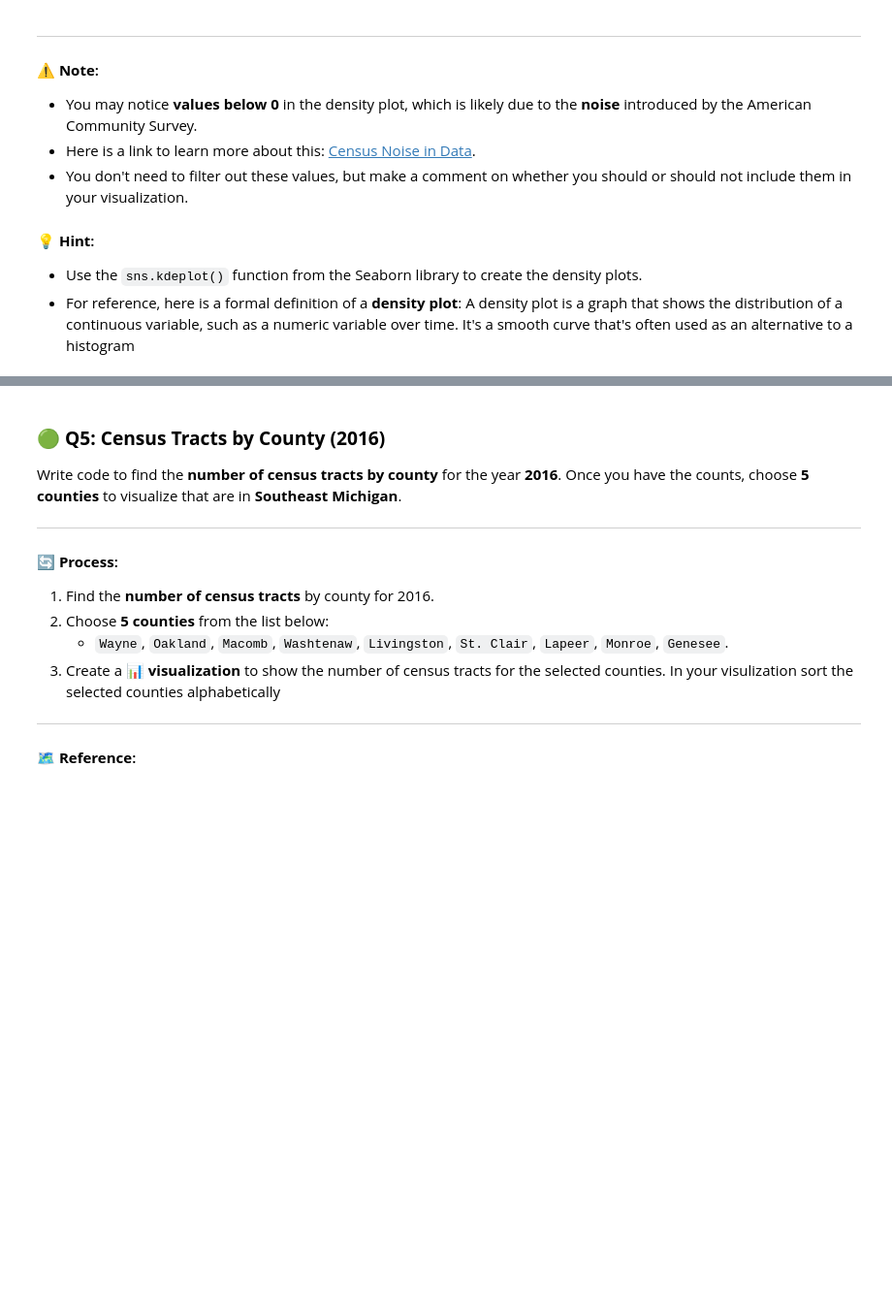
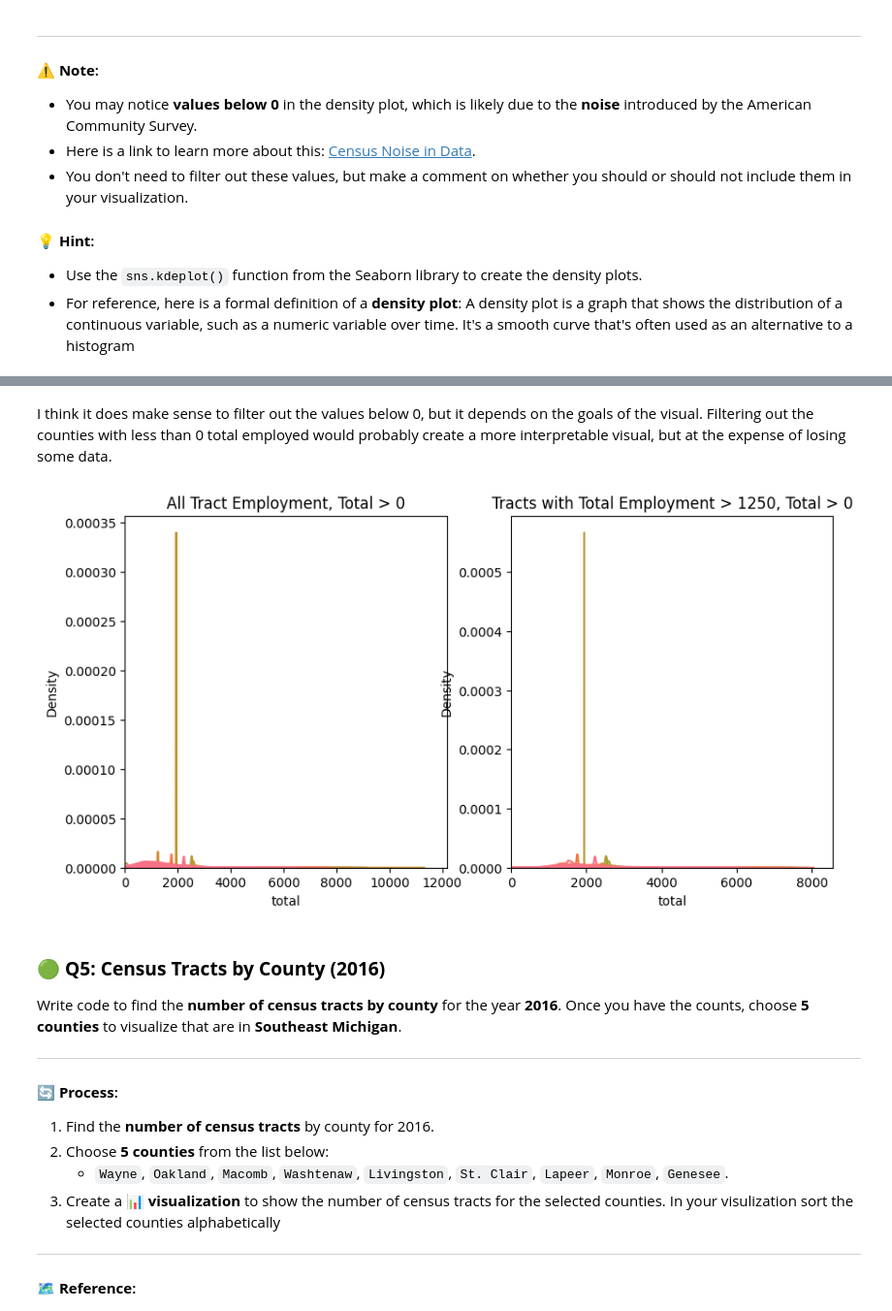
Before and after one commit to franciscothebrady/coursework, a Jupyter notebook: semester_3/si_618/day_1/homework/SI_618_Homework_03.ipynb, the cells around one changed output, grey strips where cells are left out. Shown: that part at 97% size. Saved outputs shown, nothing was run; the diff lists cells and outputs as text; code cells hidden in the pictures; blank space fills up the shorter version.

```diff
--- a/semester_3/si_618/day_1/homework/SI_618_Homework_03.ipynb
+++ b/semester_3/si_618/day_1/homework/SI_618_Homework_03.ipynb
@@ -301,3 +513,28 @@ For all counties in the dataset for the year **2013**, create a 📊 **visualiza
+# %% [markdown]
+I think it does make sense to filter out the values below 0, but it depends on the goals of the visual. Filtering out the counties with less than 0 total employed would probably create a more interpretable visual, but at the expense of losing some data.
+# %%
+# plot two kde panels - one for all tracts and one for tracts with total employment > 1250
+fig, ax = plt.subplots(1, 2, figsize=(10, 5))
+sns.kdeplot(data=tract_employed3[(tract_employed3['total'] > 0)],
+    x='total',
+    hue='tract',
+    legend=False,
+    ax=ax[0],
+    warn_singular=False) # had to include to get the plot to work
+sns.kdeplot(data=tract_employed3[(tract_employed3['total'] > 1250) & \
+    (tract_employed3['total'] > 0)],
+    x='total',
+    hue='tract',
+    legend=False,
+    ax=ax[1],
+    warn_singular=False)
+ax[0].set_title('All Tract Employment, Total > 0')
+ax[1].set_title('Tracts with Total Employment > 1250, Total > 0')
+ax[0].set_xlim(0, None)
+ax[1].set_xlim(0, None)
+plt.show()
+# %% [output]
+[figure, added]
 # %% [markdown]
 ### 🟢 **Q5: Census Tracts by County (2016)**
 
```
Also changed, not shown: parts of 20 cells of this notebook, 10 other files.
